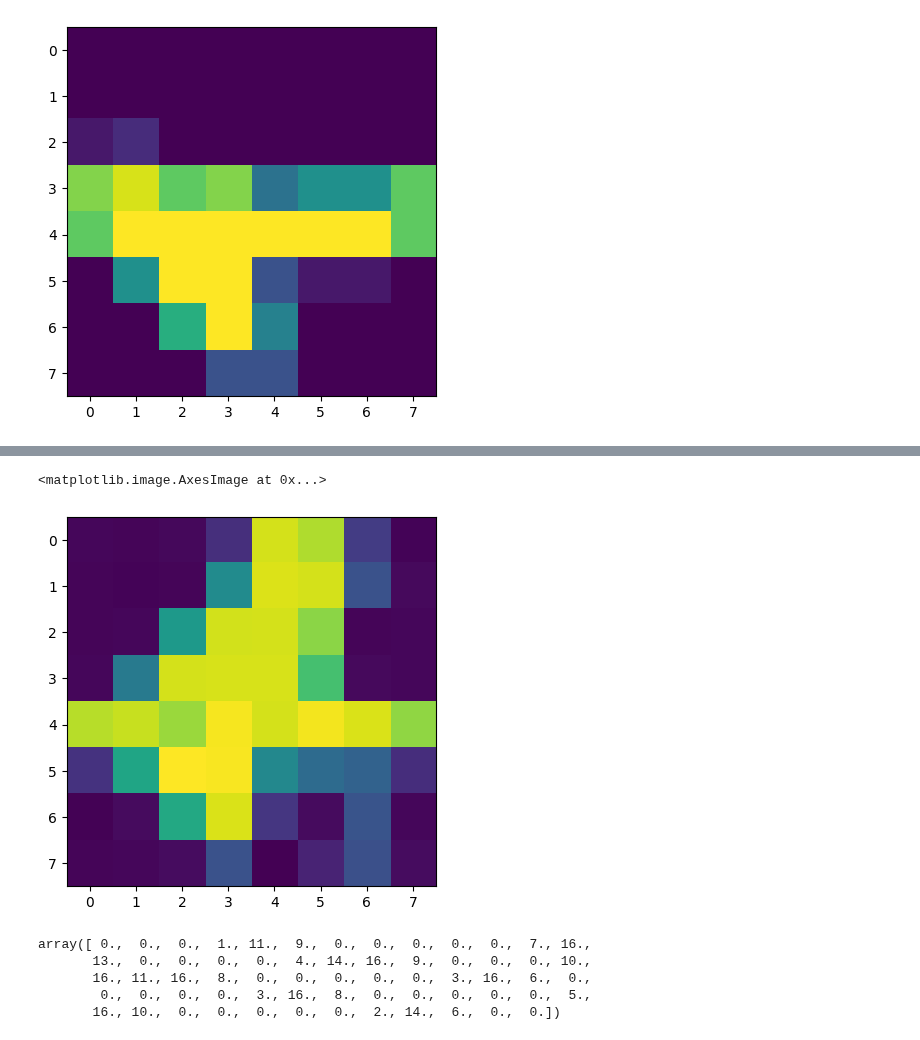
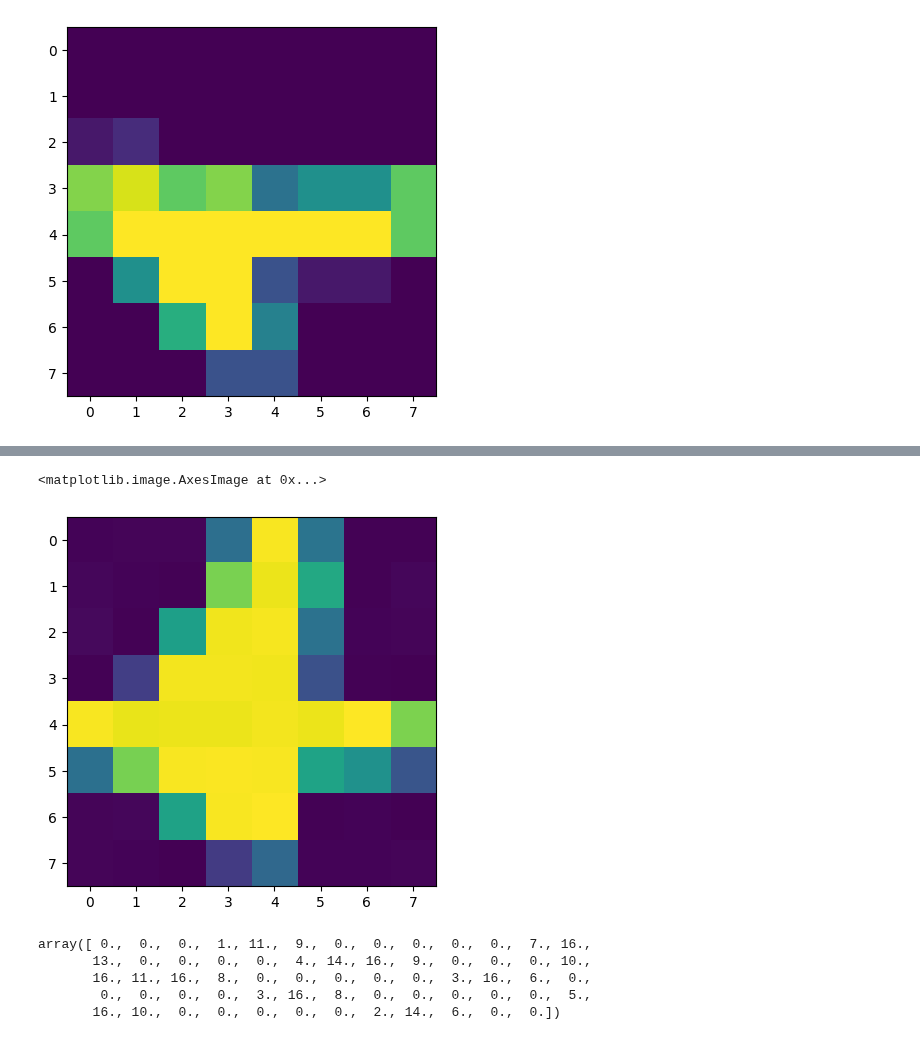
Before and after one commit to tayfununal/PyTorch, a Jupyter notebook: rotate_Load_digit_1.ipynb, the cells around one changed output, grey strips where cells are left out. Cells and saved outputs as stored; diff of their text form; code cells hidden in the pictures.

```diff
--- a/rotate_Load_digit_1.ipynb
+++ b/rotate_Load_digit_1.ipynb
@@ -236,19 +297,23 @@ Epoch : 900 loss : 36.172420501708984
 # %%
 random = torch.randint(0,181,(1,)).item()
 z =  coupling_layer(torch.from_numpy(X[y==1][random].reshape(1,64)).to(torch.float32), model, flow=2, forward=False)
 z2 = coupling_layer(z, m=model2, flow=1, forward=False)
 z3 = coupling_layer(z2, m=model3, flow=2, forward=False)
 z4 = coupling_layer(z3, m=model4, flow=1, forward=False)
 z5 = coupling_layer(z4, m=model5, flow=2, forward=False)
 z6 = coupling_layer(z5, m=model6, flow=1, forward=False)
 z7 = coupling_layer(z6, m=model7, flow=2, forward=False)
 z8 = coupling_layer(z7, m=model8, flow=1, forward=False)
-x_hat = coupling_layer(z8, m=model9, flow=2, forward=False)
+z9 = coupling_layer(z8, m=model9, flow=2, forward=False)
+z10 = coupling_layer(z9, m=model10, flow=1, forward=False)
+z11 = coupling_layer(z10, m=model11, flow=2, forward=False)
+z12 = coupling_layer(z11, m=model12, flow=1, forward=False)
+x_hat = coupling_layer(z12, m=model13, flow=2, forward=False)
 
 plt.imshow(x_hat.detach().numpy().reshape((8,8)))
 # %% [output]
 <matplotlib.image.AxesImage at 0x...>
-[figure, old version]
+[figure, new version]
 # %%
 X[y==1][4]
 # %% [output]
```
Also changed, not shown: parts of 2 cells of this notebook.
